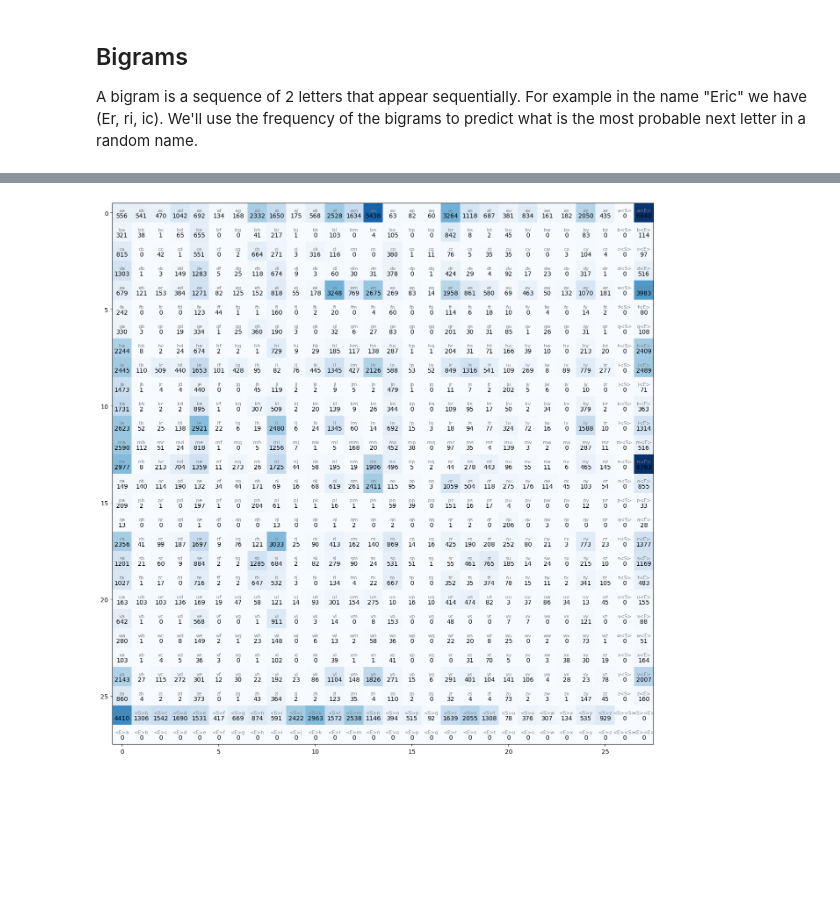
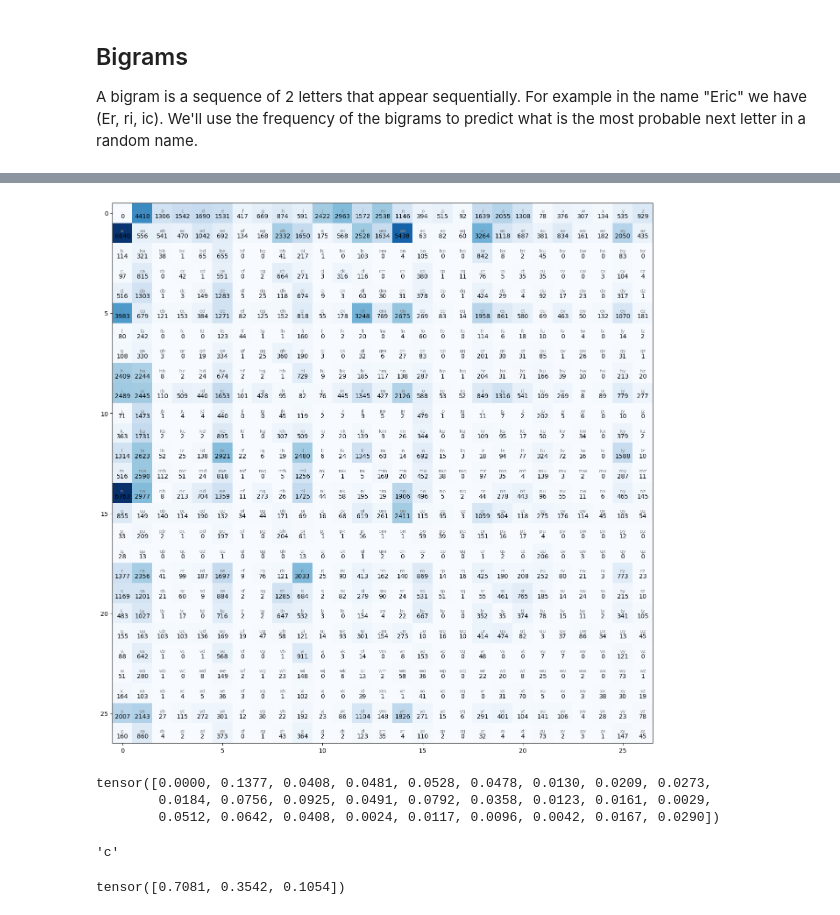
Before and after one commit to ericjeker/makemore, a Jupyter notebook: makemore.ipynb, the cells around one changed output, grey strips where cells are left out. Cells and saved outputs as stored; diff of their text form; code cells hidden in the pictures; blank space fills up the shorter version.

Commit message:
feat: update bigram analysis to include additional comments, improve tensor creation, and adjust special character handling

```diff
--- a/makemore.ipynb
+++ b/makemore.ipynb
@@ -58,20 +53,49 @@ itos = {i: s for s, i in stoi.items()}
+# %%
+chars = sorted(list(set(''.join(words))))
+# Lookup table for each character returning the index of the character
+stoi = {s: i+1 for i, s in enumerate(chars)}
+# Add magic characters
+stoi['.'] = 0
+itos = {i: s for s, i in stoi.items()}
 # %%
-N = torch.zeros((28, 28), dtype=torch.int32)
+# Create a tensor of 27 by 27 dimension
+N = torch.zeros((27, 27), dtype=torch.int32)
 
 # Extract all the bigrams from the list of names
 for w in words:
     # We add 2 magic characters to define the beginning and end of the word
     # so we know which character is most likely to be at the beginning and end of the word
-    chs = ['<S>'] + list(w) + ['<E>']
+    chs = ['.'] + list(w) + ['.']
     for ch1, ch2 in zip(chs, chs[1:]):
         N[stoi[ch1], stoi[ch2]] += 1
 # %%
 plt.figure(figsize=(16, 16))
 plt.imshow(N, cmap='Blues')
-for i in range(28):
-    for j in range(28):
+for i in range(27):
+    for j in range(27):
         chstr = itos[i] + itos[j]
         plt.text(j, i, chstr, ha='center', va='bottom', fontsize=8, color='gray')
         plt.text(j, i, N[i, j].item(), ha='center', va='top', fontsize=10, color='black')
 # %% [output]
-[figure, old version]
+[figure, new version]
+# %%
+p = N[0].float()
+p = p / p.sum()
+p
+# %% [output]
+tensor([0.0000, 0.1377, 0.0408, 0.0481, 0.0528, 0.0478, 0.0130, 0.0209, 0.0273,
+        0.0184, 0.0756, 0.0925, 0.0491, 0.0792, 0.0358, 0.0123, 0.0161, 0.0029,
+        0.0512, 0.0642, 0.0408, 0.0024, 0.0117, 0.0096, 0.0042, 0.0167, 0.0290])
+# %%
+g = torch.Generator().manual_seed(2147483647)
+# Multinomial sampling, picks one sample in p from the multinomial distribution
+ix = torch.multinomial(p, num_samples=1, replacement=True, generator=g).item()
+itos[ix]
+# %% [output]
+'c'
+# %%
+g = torch.Generator().manual_seed(2147483647)
+r = torch.rand(3, generator=g)
+r
+# %% [output]
+tensor([0.7081, 0.3542, 0.1054])
```
Also changed, not shown: parts of 17 cells of this notebook.
